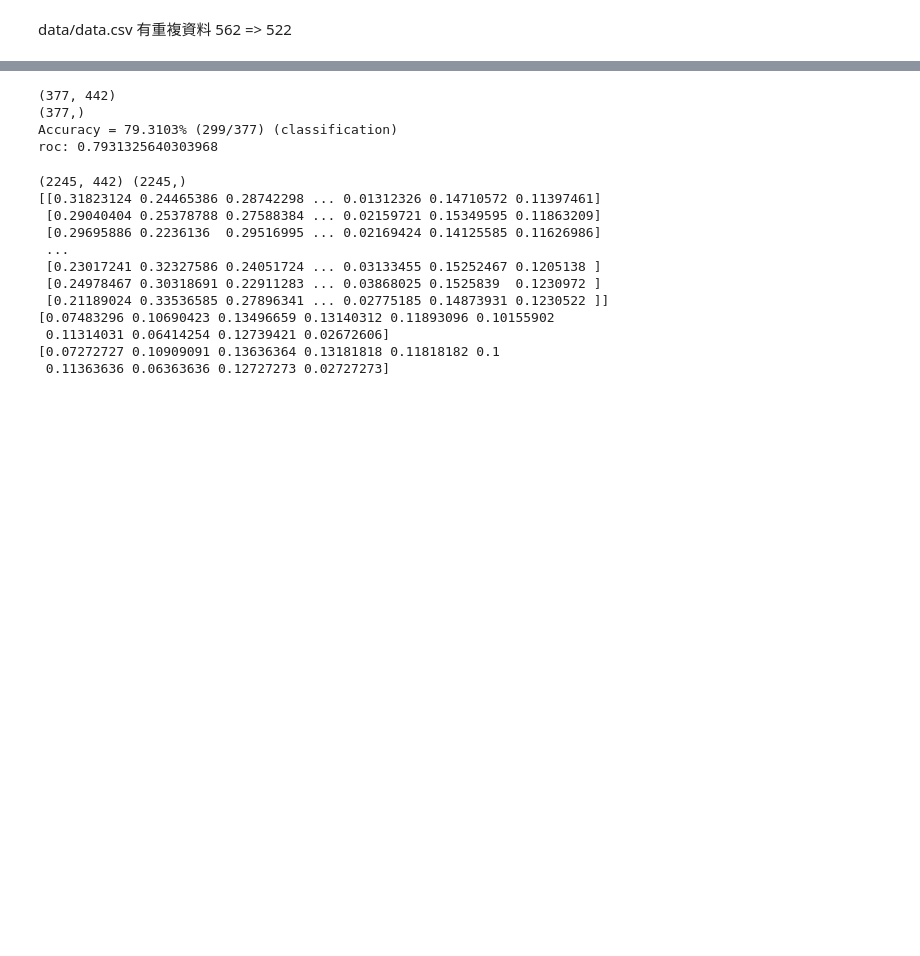
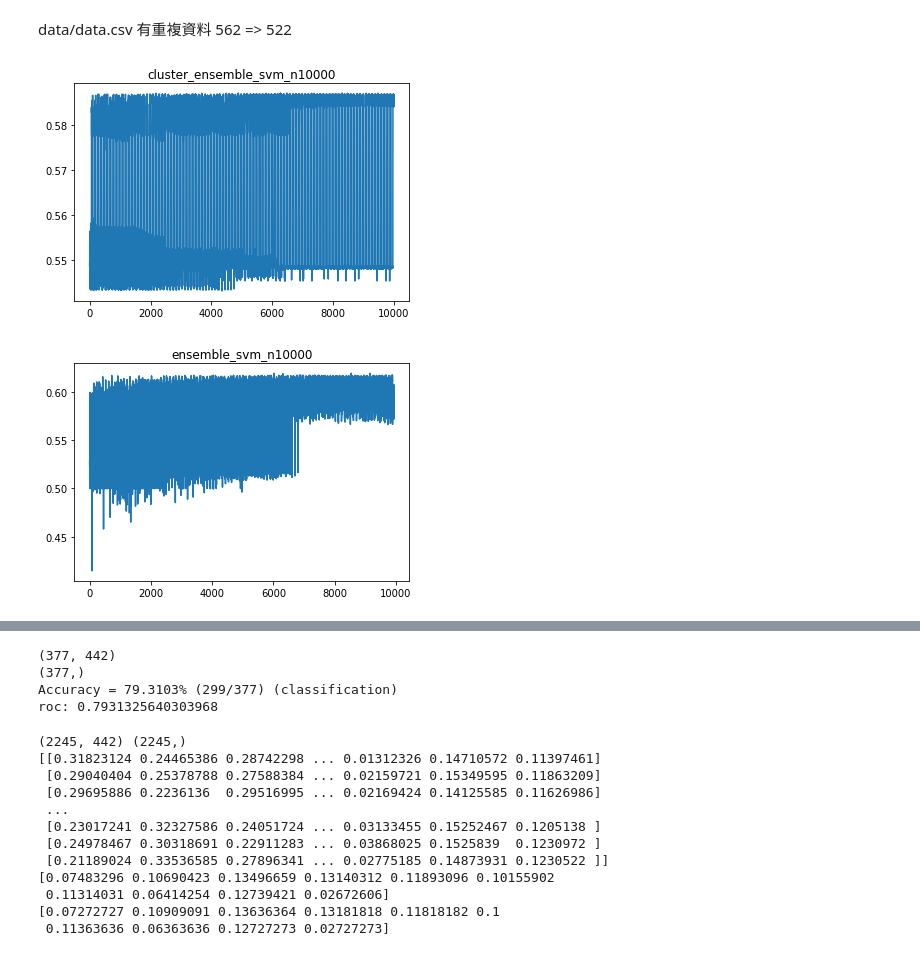
Before and after one commit to JiandeWuu/sixthTool, a Jupyter notebook: test.ipynb, the cells around one changed output, grey strips where cells are left out. Cells and saved outputs as stored; diff of their text form; code cells hidden in the pictures; blank space fills up the shorter version.

```diff
--- a/test.ipynb
+++ b/test.ipynb
@@ -41,3 +41,18 @@ from libsvm.svmutil import evaluations
 from Function import svm_function
 # %%
 from Features.dle import dle
+# %%
+df = pd.read_csv("data/hpo/cluster_ensemble_svm_n10000_0228.csv")
+df = df.sort_values(by=['Unnamed: 0'])
+plt.plot(df['Unnamed: 0'], df['value'])
+plt.title("cluster_ensemble_svm_n10000")
+plt.show()
+
+df = pd.read_csv("data/hpo/ensemble_svm_n10000.csv")
+df = df.sort_values(by=['Unnamed: 0'])
+plt.plot(df['Unnamed: 0'], df['value'])
+plt.title("ensemble_svm_n10000")
+plt.show()
+# %% [output]
+[figure, added]
+[figure, added]
```
Also changed, not shown: parts of 4 cells of this notebook, 32 other files.
